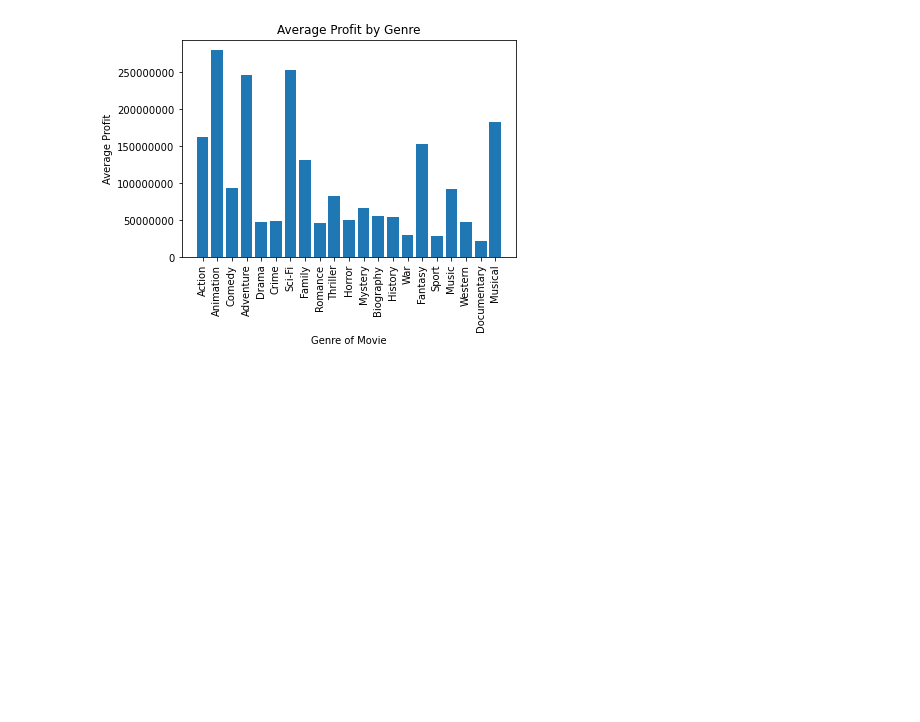
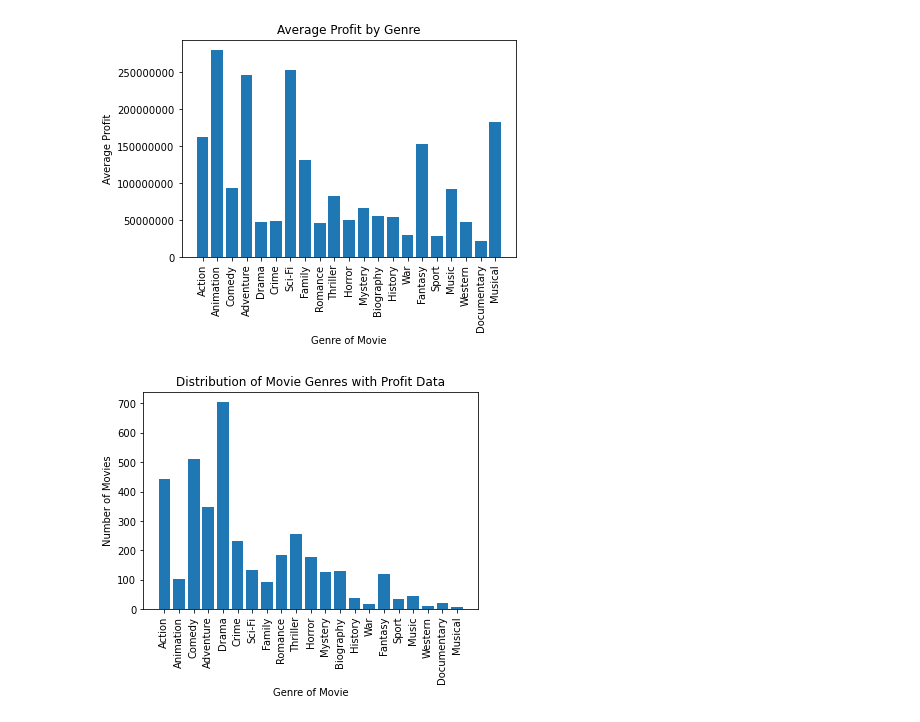
Before and after one commit to ThomasHChapman/p1_project, a Jupyter notebook: tom-working.ipynb, the cells around one changed output. Drawn from its saved outputs; the diff is of its cells as text; code cells hidden in the pictures; blank space fills up the shorter version.

```diff
--- a/tom-working.ipynb
+++ b/tom-working.ipynb
@@ -543,6 +545,15 @@ ax.set_xlabel('Genre of Movie');
 ax.set_title('Average Profit by Genre');
 # %% [output]
 [figure]
+# %%
+fig, ax = plt.subplots()
+ax.bar(x = list(profit_count.keys()), height = list(profit_count.values()));
+ax.tick_params(axis='x', labelrotation = 90);
+ax.set_ylabel('Number of Movies');
+ax.set_xlabel('Genre of Movie');
+ax.set_title('Distribution of Movie Genres with Profit Data');
+# %% [output]
+[figure, added]
 # %%
 #Restore default display settings
 pd.reset_option('display.float_format')
```
Also changed, not shown: parts of 2 cells of this notebook.
